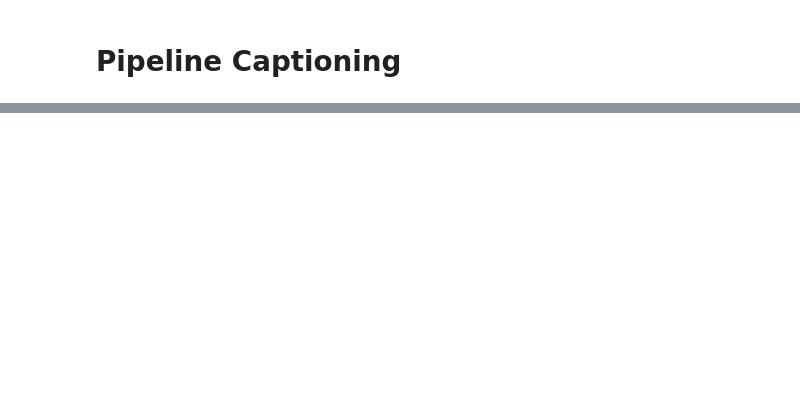
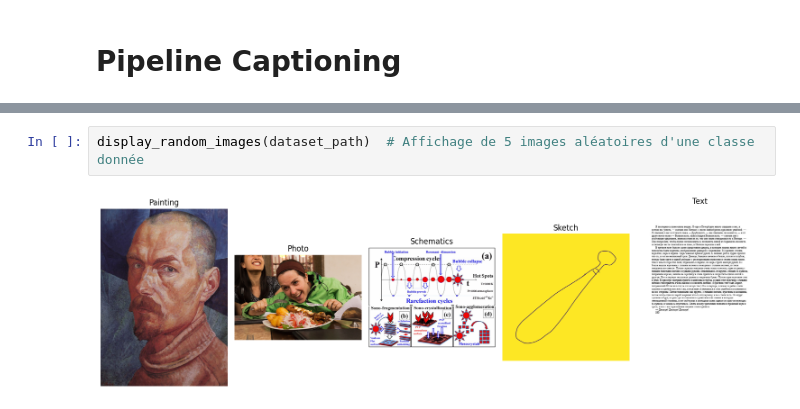
Before and after one commit to MalloryGesbert/Data-science-project-A5, a Jupyter notebook: Livrable3.ipynb, the cells around one changed output, grey strips where cells are left out. Cells and saved outputs as stored; diff of their text form; blank space fills up the shorter version.

```diff
--- a/Livrable3.ipynb
+++ b/Livrable3.ipynb
@@ -90,0 +180,4 @@ def captionning(images):
+# %%
+display_random_images(dataset_path)  # Affichage de 5 images aléatoires d'une classe donnée
+# %% [output]
+[figure, added]
```
Also changed, not shown: parts of 16 cells of this notebook.
